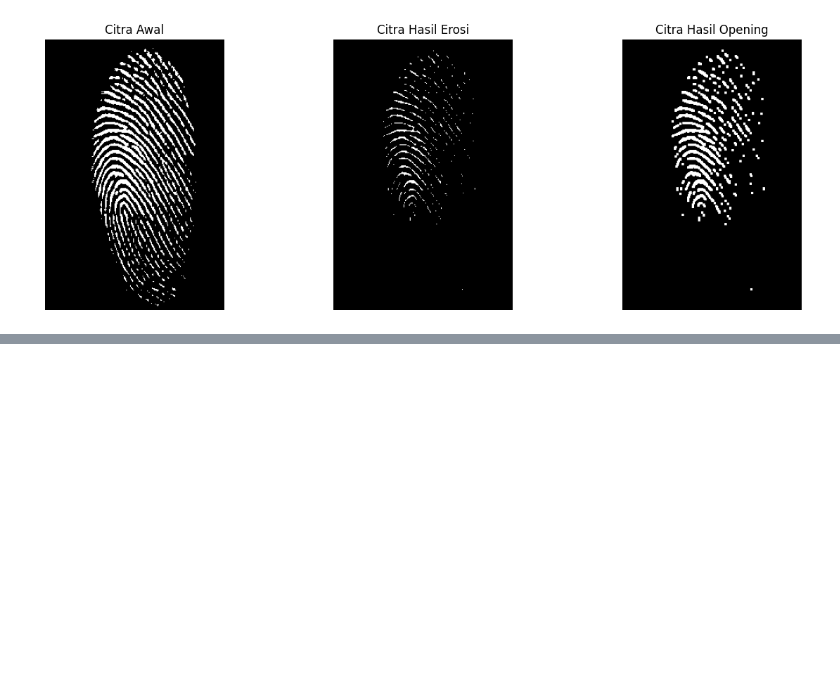
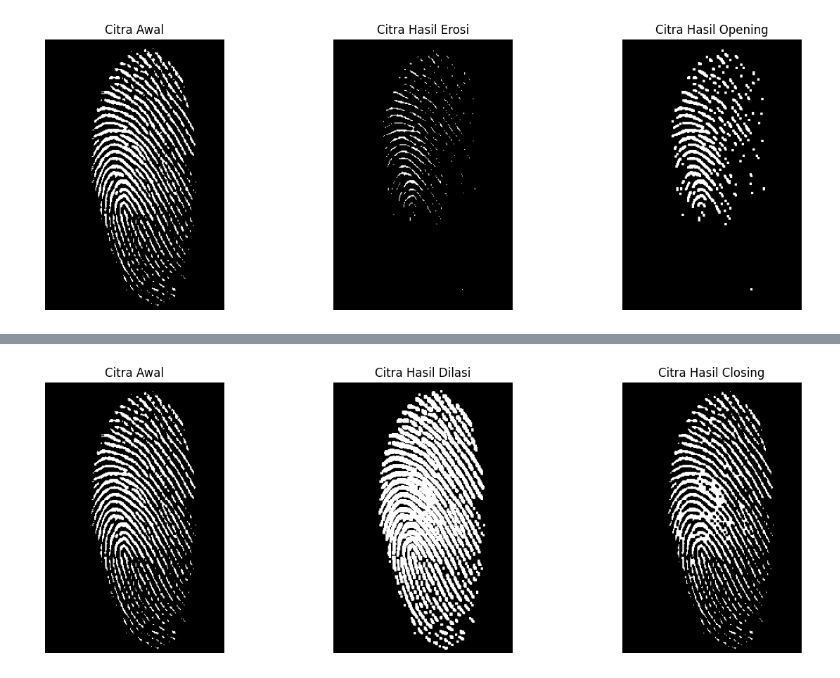
Before and after one commit to FrankStein31/PCVK_244107027008_Frankie-Steinlie, a Jupyter notebook: Modul_09.ipynb, the cells around one changed output, grey strips where cells are left out. Cells and saved outputs as stored; diff of their text form; code cells hidden in the pictures; blank space fills up the shorter version.

```diff
--- a/Modul_09.ipynb
+++ b/Modul_09.ipynb
@@ -148,0 +198,25 @@ else:
+# %%
+image = cv2.imread('/content/drive/MyDrive/PCVK/Foto/morph3.jpeg', cv2.IMREAD_GRAYSCALE)
+if image is None:
+    print("Error: Gambar tidak ditemukan!")
+else:
+    _, binary_image = cv2.threshold(image, 128, 255, cv2.THRESH_BINARY)
+    struct_elem = cv2.getStructuringElement(cv2.MORPH_RECT, (3, 3))
+    closed_image = cv2.morphologyEx(binary_image, cv2.MORPH_CLOSE, struct_elem)
+    plt.figure(figsize=(15, 5))
+    plt.subplot(1, 3, 1)
+    plt.imshow(binary_image, cmap='gray')
+    plt.title('Citra Awal')
+    plt.axis('off')
+    dilated_image = cv2.dilate(binary_image, struct_elem)
+    plt.subplot(1, 3, 2)
+    plt.imshow(dilated_image, cmap='gray')
+    plt.title('Citra Hasil Dilasi')
+    plt.axis('off')
+    plt.subplot(1, 3, 3)
+    plt.imshow(closed_image, cmap='gray')
+    plt.title('Citra Hasil Closing')
+    plt.axis('off')
+    plt.show()
+# %% [output]
+[figure, added]
```
Also changed, not shown: parts of 6 cells of this notebook.
